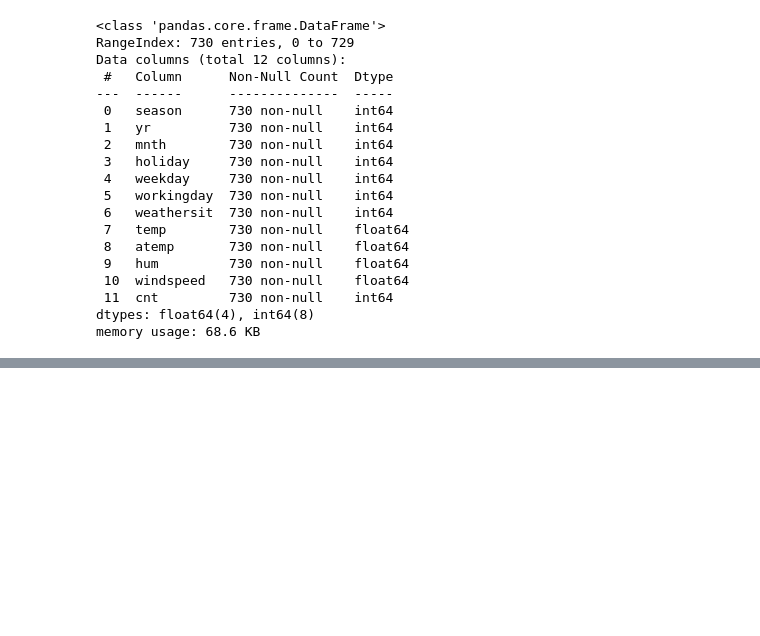
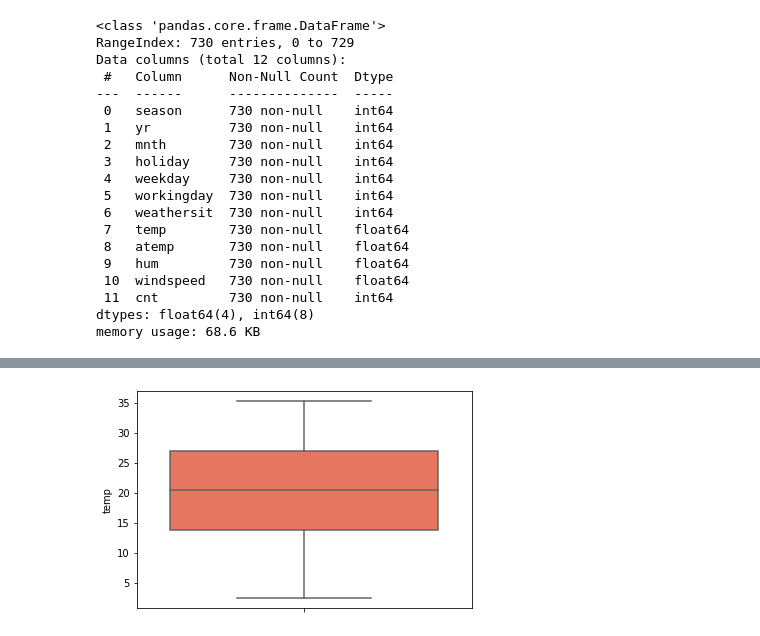
Before and after one commit to taruj/BikeSharing_Assignment, a Jupyter notebook: BikeSharing_Assignment.ipynb, the cells around one changed output, grey strips where cells are left out. Drawn from its saved outputs; the diff is of its cells as text; code cells hidden in the pictures; blank space fills up the shorter version.

```diff
--- a/BikeSharing_Assignment.ipynb
+++ b/BikeSharing_Assignment.ipynb
@@ -194,0 +244,5 @@ bike_data.corr()
+# %%
+sns.boxplot(y=bike_data.temp, data=bike_data, orient="h", palette="Reds")
+plt.show()
+# %% [output]
+[figure, added]
```
Also changed, not shown: parts of 39 cells of this notebook.
